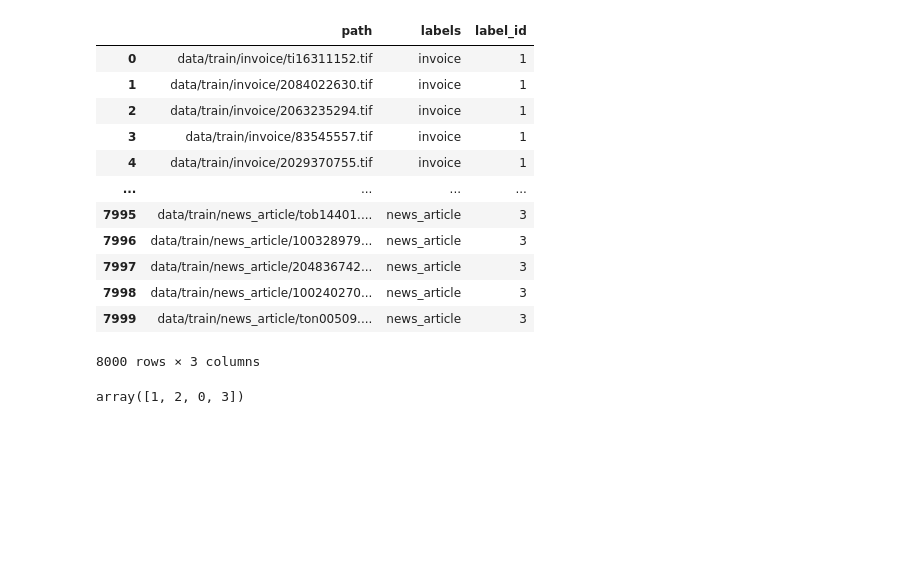
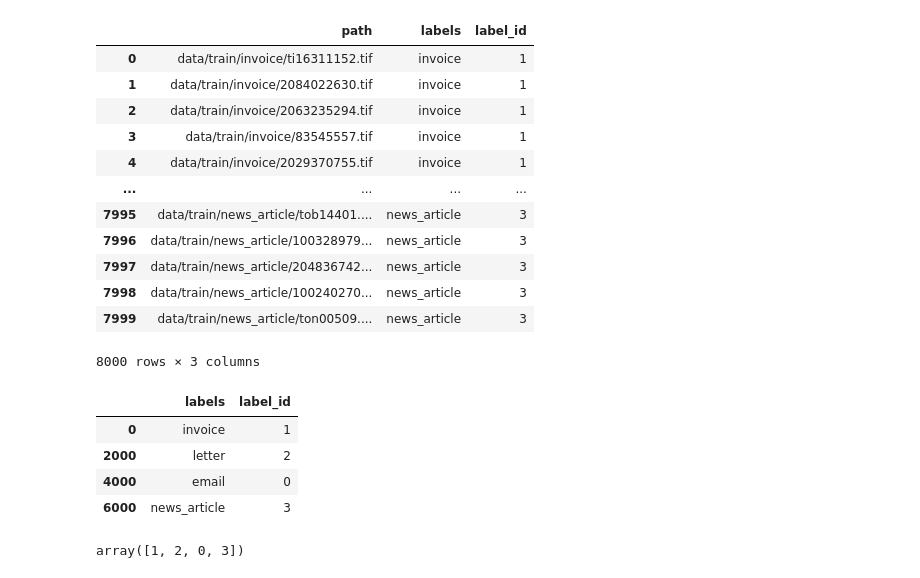
Before and after one commit to Swanger-Iz/ml-engineering-portfolio, a Jupyter notebook: doc_image_classification/research_netebook.ipynb, the cells around one changed output. Drawn from its saved outputs; the diff is of its cells as text; code cells hidden in the pictures; blank space fills up the shorter version.

```diff
--- a/doc_image_classification/research_netebook.ipynb
+++ b/doc_image_classification/research_netebook.ipynb
@@ -171,6 +171,14 @@ tvt_files_df
 | 7998 | data/train/news_article/100240270... | news_article | 3 |
 | 7999 | data/train/news_article/ton00509.... | news_article | 3 |
 8000 rows × 3 columns
+# %%
+tvt_files_df[['labels', 'label_id']].drop_duplicates()
+# %% [output]
+|  | labels | label_id |
+| 0 | invoice | 1 |
+| 2000 | letter | 2 |
+| 4000 | email | 0 |
+| 6000 | news_article | 3 |
 # %%
 tvt_files_df['label_id'].unique()
 # %% [output]
```
Also changed, not shown: parts of 52 cells of this notebook, 7 other files.
